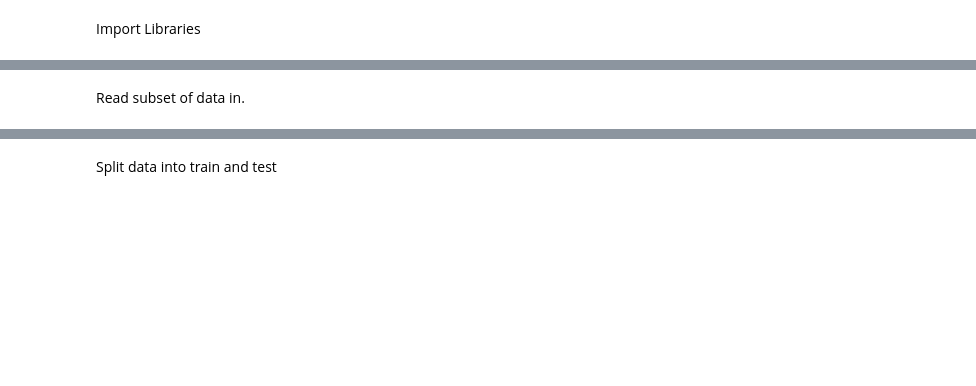
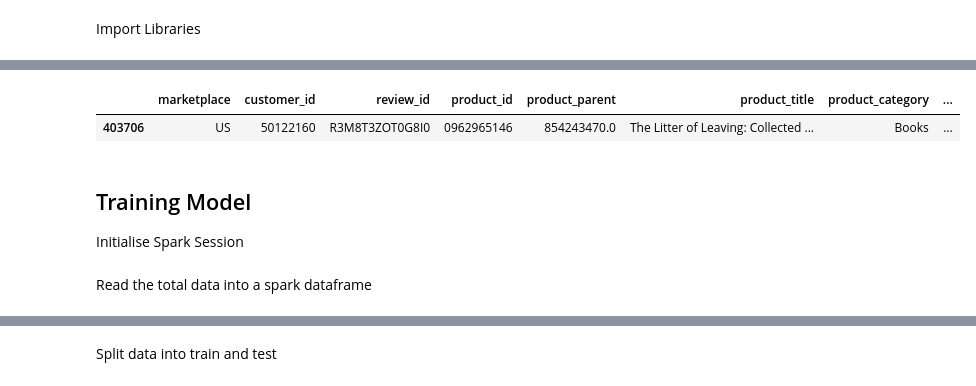
Before and after one commit to teg-lad/CA4022---Data-at-Speed-and-Scale---Final-Assignment, a Jupyter notebook: CA4022_Assignment3.ipynb, the cells around one changed output, grey strips where cells are left out. Saved outputs shown, nothing was run; the diff lists cells and outputs as text; code cells hidden in the pictures; blank space fills up the shorter version.

Commit message:
Finished model training and manual evaluation

```diff
--- a/CA4022_Assignment3.ipynb
+++ b/CA4022_Assignment3.ipynb
@@ -25 +133,9 @@ Initialise Spark Session
+# %%
+total[total["new_product_id"] == 4402]
+# %% [output]
+|  | marketplace | customer_id | review_id | product_id | product_parent | product_title | product_category | ... |
+| 403706 | US | 50122160 | R3M8T3ZOT0G8I0 | 0962965146 | 854243470.0 | The Litter of Leaving: Collected ... | Books | ... |
+# %% [markdown]
+## Training Model
+Initialise Spark Session
 # %%
@@ -27,3 +143,3 @@ spark = SparkSession.builder.appName("amazon_reviews_test").getOrCreate()
-# %% [markdown]
-Read subset of data in.
+# %% [markdown]
+Read the total data into a spark dataframe
 # %%
```
Also changed, not shown: parts of 61 cells of this notebook.
